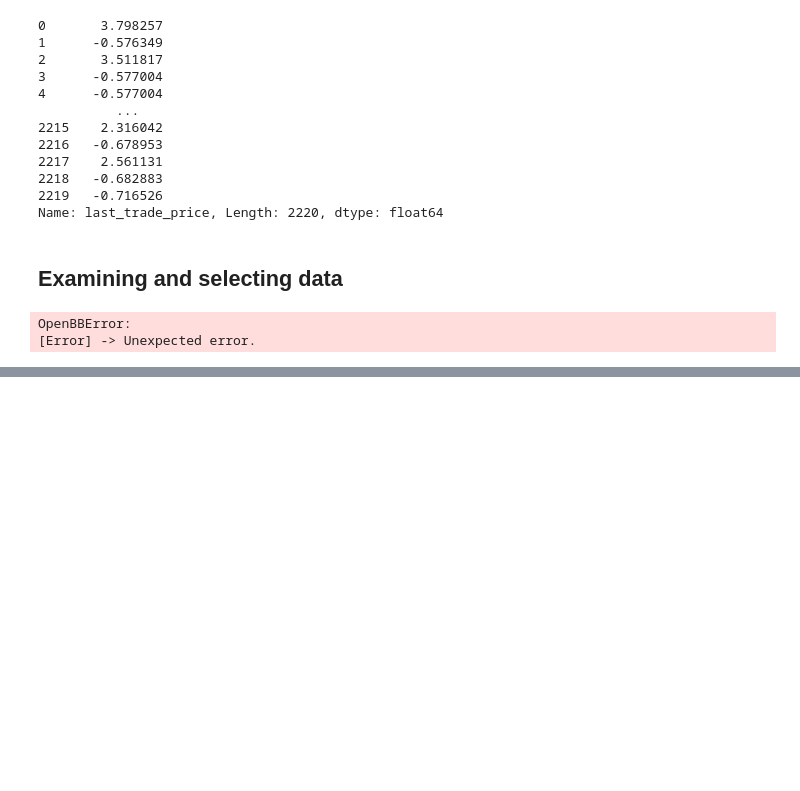
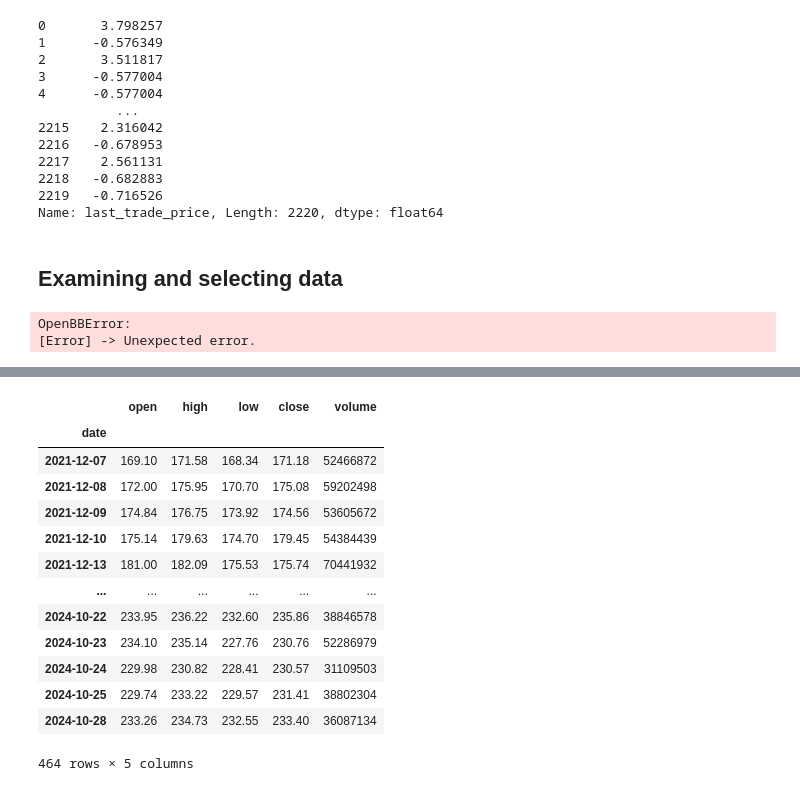
Before and after one commit to MichalPoleszczuk/Books, a Jupyter notebook: Python_for_Algorithmic_Trading_Cookbook/Chapter2/Notes_to_Chapter2.ipynb, the cells around one changed output, grey strips where cells are left out. Drawn from its saved outputs; the diff is of its cells as text; code cells hidden in the pictures; blank space fills up the shorter version.

```diff
--- a/Python_for_Algorithmic_Trading_Cookbook/Chapter2/Notes_to_Chapter2.ipynb
+++ b/Python_for_Algorithmic_Trading_Cookbook/Chapter2/Notes_to_Chapter2.ipynb
@@ -650,6 +650,9 @@ df = obb.equity.price.historical("AAPL", start_date="2021-01-01", provider="yfin
 # %% [output]
 OpenBBError:
 [Error] -> Unexpected error.
+# %%
+from openbb import obb
+df = obb.equity.price.historical("AAPL", start_date="2021-01-01")
 # %%
 df.values
 # %% [output]
@@ -680,0 +776,18 @@ df.describe()
+# %%
+# now we can proceed
+df[df.close > df.close.mean()]
+# %% [output]
+|  | open | high | low | close | volume |
+| date |  |  |  |  |  |
+| 2021-12-07 | 169.10 | 171.58 | 168.34 | 171.18 | 52466872 |
+| 2021-12-08 | 172.00 | 175.95 | 170.70 | 175.08 | 59202498 |
+| 2021-12-09 | 174.84 | 176.75 | 173.92 | 174.56 | 53605672 |
+| 2021-12-10 | 175.14 | 179.63 | 174.70 | 179.45 | 54384439 |
+| 2021-12-13 | 181.00 | 182.09 | 175.53 | 175.74 | 70441932 |
+| ... | ... | ... | ... | ... | ... |
+| 2024-10-22 | 233.95 | 236.22 | 232.60 | 235.86 | 38846578 |
+| 2024-10-23 | 234.10 | 235.14 | 227.76 | 230.76 | 52286979 |
+| 2024-10-24 | 229.98 | 230.82 | 228.41 | 230.57 | 31109503 |
+| 2024-10-25 | 229.74 | 233.22 | 229.57 | 231.41 | 38802304 |
+| 2024-10-28 | 233.26 | 234.73 | 232.55 | 233.40 | 36087134 |
+464 rows × 5 columns
```
Also changed, not shown: parts of 23 cells of this notebook, 1 other file.
